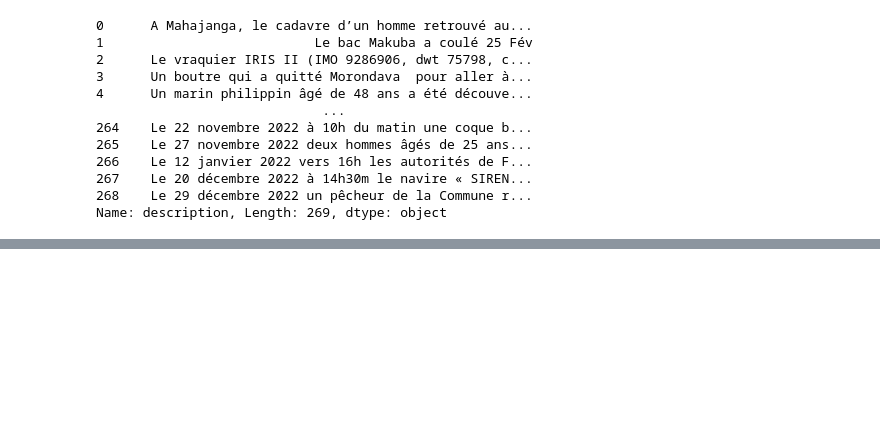
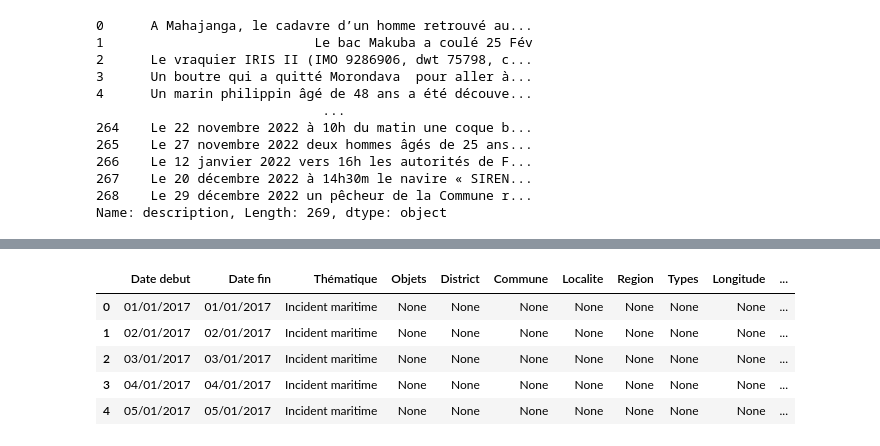
Before and after one commit to Henintsoaaa/cfim, a Jupyter notebook: evmar.ipynb, the cells around one changed output, grey strips where cells are left out. Saved outputs shown, nothing was run; the diff lists cells and outputs as text; code cells hidden in the pictures; blank space fills up the shorter version.

Commit message:
Implement feature completion of missing date between 1/1/2017 to 31/12/2022 of date debut

```diff
--- a/evmar.ipynb
+++ b/evmar.ipynb
@@ -468,0 +594,5 @@ Name: description, Length: 269, dtype: object
+# %%
+# Application de la completion des dates manquantes
+incident_data_complete = completer_dates_manquantes(incident_data_sorted)
+
+print("✓ Completion des dates terminée")
@@ -468,0 +698,5 @@ Name: description, Length: 269, dtype: object
+# %%
+# Application de la validation et nettoyage
+incident_data_final = validation_et_nettoyage(incident_data_complete)
+
+print("✓ Validation et nettoyage terminés")
@@ -468,0 +723,77 @@ Name: description, Length: 269, dtype: object
+# %%
+print("=== SAUVEGARDE FINALE ET RÉSUMÉ COMPLET ===")
+
+if 'incident_data_final' in locals() and len(incident_data_final) > 0:
+    # Sauvegarde en CSV
+    output_filename_final = 'incidents_maritimes_complets_2017_2022.csv'
+    incident_data_final.to_csv(output_filename_final, index=False, encoding='utf-8')
+    print(f"✓ Données finales sauvegardées dans: {output_filename_final}")
+
+    # Résumé complet du preprocessing
+    print(f"\n{'='*60}")
+    print(f"RÉSUMÉ COMPLET DU PREPROCESSING")
+    print(f"{'='*60}")
+
+    print(f"\n STATISTIQUES GÉNÉRALES:")
+    print(f"  • Dataset original: {len(data) if 'data' in locals() else 'N/A'} lignes")
+    print(f"  • Après filtrage incidents maritimes: {len(incident_data) if 'incident_data' in locals() else 'N/A'} lignes")
+    print(f"  • Après filtrage période 2017-2022: {len(incident_data_sorted) if 'incident_data_sorted' in locals() else 'N/A'} lignes")
+    print(f"  • Après completion des dates: {len(incident_data_complete) if 'incident_data_complete' in locals() else 'N/A'} lignes")
+    print(f"  • Après validation/nettoyage: {len(incident_data_final)} lignes")
+
+    # Analyse des incidents
+    incidents_reels = (incident_data_final['description'] != 'Aucun incident maritime').sum()
+    jours_sans_incident = (incident_data_final['description'] == 'Aucun incident maritime').sum()
+
+    print(f"\n ANALYSE DES INCIDENTS:")
+    print(f"  • Jours avec incidents réels: {incidents_reels}")
+    print(f"  • Jours sans incident: {jours_sans_incident}")
+    print(f"  • Taux d'incidents: {incidents_reels/len(incident_data_final)*100:.2f}%")
+    print(f"  • Période totale couverte: 6 ans (2017-2022)")
+
+    # Analyse par année
+    df_temp = incident_data_final.copy()
+    df_temp['Date_dt'] = pd.to_datetime(df_temp['Date debut'], format='%d/%m/%Y')
+    df_temp['Annee'] = df_temp['Date_dt'].dt.year
+
+    # Incidents réels par année
+    incidents_par_annee = df_temp[df_temp['description'] != 'Aucun incident maritime'].groupby('Annee').size()
+
+    print(f"\n DISTRIBUTION PAR ANNÉE:")
+    for annee in range(2017, 2023):
+        count = incidents_par_annee.get(annee, 0)
+        print(f"  • {annee}: {count} incidents")
+
+    # Vérification de la qualité des données
+    print(f"\n QUALITÉ DES DONNÉES:")
+    colonnes_completes = 0
+    for col in incident_data_final.columns:
+        non_null = incident_data_final[col].notna().sum()
+        completude = non_null / len(incident_data_final) * 100
+        print(f"  • {col}: {completude:.1f}% complète ({non_null}/{len(incident_data_final)})")
+        if completude == 100:
+            colonnes_completes += 1
+
+    print(f"\n FICHIERS GÉNÉRÉS:")
+    print(f"  • {output_filename_final} (dataset final complet)")
+    if 'output_filename' in locals():
+        print(f"  • {output_filename} (incidents uniquement, sans completion)")
+
+    print(f"\n OBJECTIFS ATTEINTS:")
+    print(f"  ✓ 1. Standardisation des dates au format dd/mm/yyyy")
+    print(f"  ✓ 2. Filtrage des incidents maritimes uniquement")
+    print(f"  ✓ 3. Filtrage temporel sur la période 2017-2022")
+    print(f"  ✓ 4. Completion des dates manquantes avec 'Aucun incident maritime'")
+    print(f"  ✓ 5. Validation et suppression des doublons")
+
+    # Aperçu des données finales
+    print(f"\n APERÇU DES DONNÉES FINALES:")
+    display(incident_data_final.head(5))
+
+    print(f"\n{'='*60}")
+    print(f" PREPROCESSING TERMINÉ AVEC SUCCÈS !")
+    print(f"{'='*60}")
+
+else:
+    print(" Erreur: Aucune donnée finale à sauvegarder")
+# %% [output]
@@ -468,0 +817,6 @@ Name: description, Length: 269, dtype: object
+|  | Date debut | Date fin | Thématique | Objets | District | Commune | Localite | Region | Types | Longitude | ... |
+| 0 | 01/01/2017 | 01/01/2017 | Incident maritime | None | None | None | None | None | None | None | ... |
+| 1 | 02/01/2017 | 02/01/2017 | Incident maritime | None | None | None | None | None | None | None | ... |
+| 2 | 03/01/2017 | 03/01/2017 | Incident maritime | None | None | None | None | None | None | None | ... |
+| 3 | 04/01/2017 | 04/01/2017 | Incident maritime | None | None | None | None | None | None | None | ... |
+| 4 | 05/01/2017 | 05/01/2017 | Incident maritime | None | None | None | None | None | None | None | ... |
```
Also changed, not shown: parts of 15 cells of this notebook.
